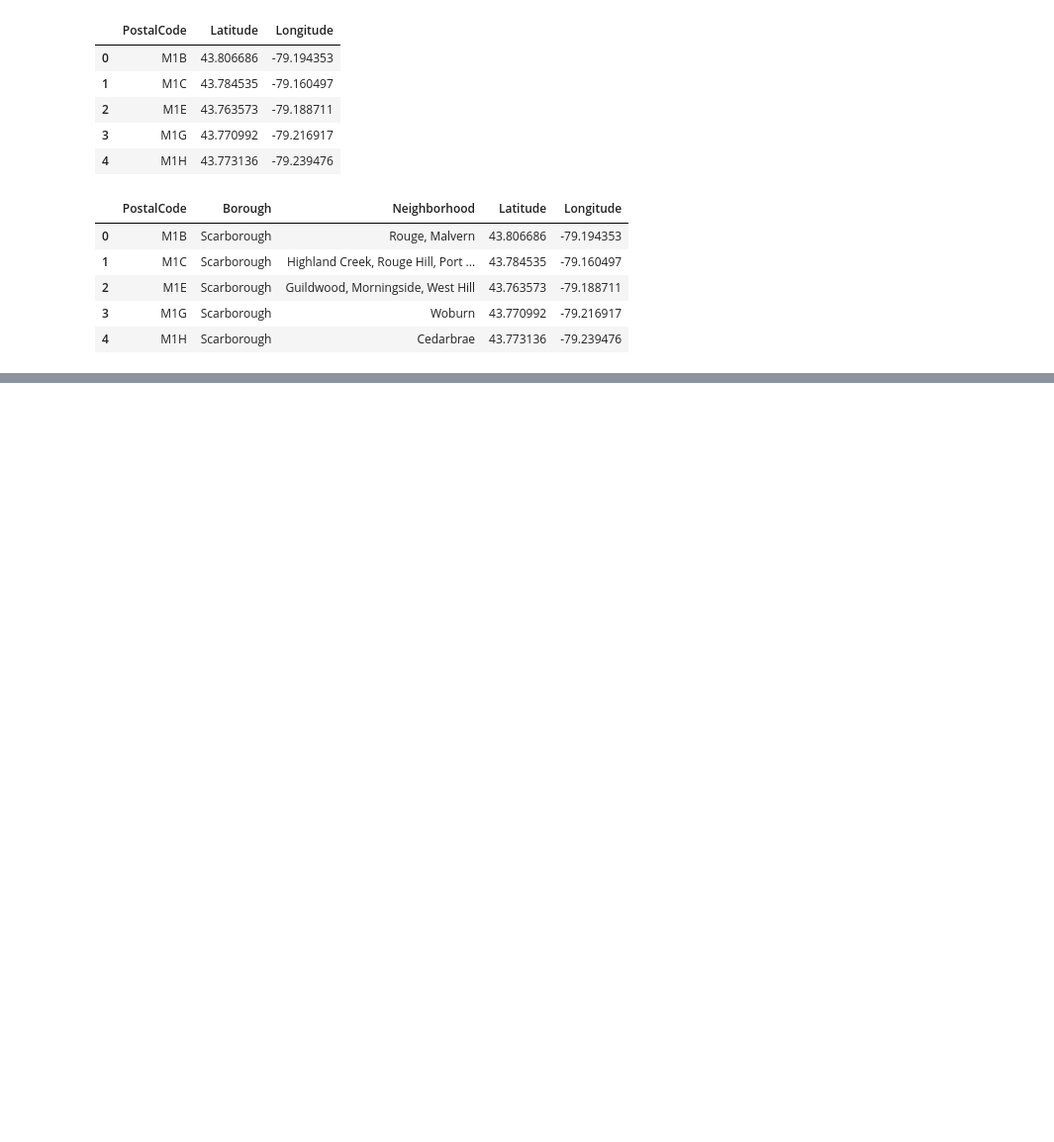
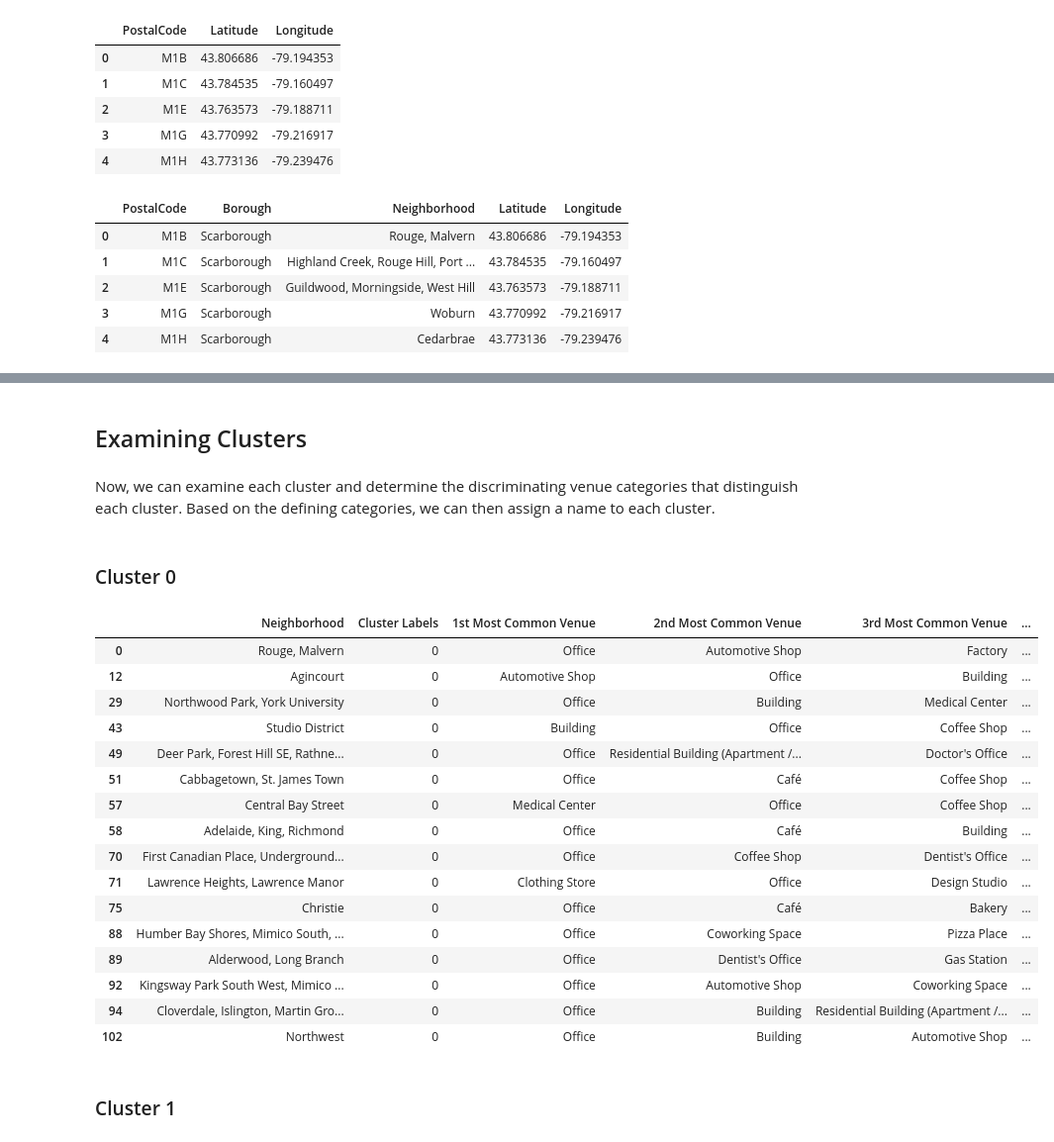
Before and after one commit to Haris-Ignatiadis/IBM-Data-Science-Capstone, a Jupyter notebook: Toronto Neighborhood Analysis.ipynb, the cells around one changed output, grey strips where cells are left out. Shown: that part at 99% size. Drawn from its saved outputs; the diff is of its cells as text; code cells hidden in the pictures; blank space fills up the shorter version.

```diff
--- a/Toronto Neighborhood Analysis.ipynb
+++ b/Toronto Neighborhood Analysis.ipynb
@@ -191,0 +583,10 @@ toronto_df.head()
+# %%
+# add clustering labels
+nbr_venues_sorted_df.insert(0, 'Cluster Labels', kmeans.labels_)
+# %%
+toronto_nbr_df = toronto_df
+
+# merge toronto_grouped with toronto_data to add latitude/longitude for each neighborhood
+toronto_nbr_df = toronto_nbr_df.join(nbr_venues_sorted_df.set_index('Neighborhood'), on='Neighborhood')
+
+toronto_nbr_df.head()
@@ -191,0 +628,28 @@ toronto_df.head()
+# %% [markdown]
+## Examining Clusters
+# %% [markdown]
+Now, we can examine each cluster and determine the discriminating venue categories that distinguish each cluster. Based on the defining categories, we can then assign a name to each cluster.
+# %% [markdown]
+### Cluster 0
+# %%
+toronto_nbr_df.loc[toronto_nbr_df['Cluster Labels'] == 0, toronto_nbr_df.columns[[2] + list(range(5, toronto_nbr_df.shape[1]))]]
+# %% [output]
+|  | Neighborhood | Cluster Labels | 1st Most Common Venue | 2nd Most Common Venue | 3rd Most Common Venue | ... |
+| 0 | Rouge, Malvern | 0 | Office | Automotive Shop | Factory | ... |
+| 12 | Agincourt | 0 | Automotive Shop | Office | Building | ... |
+| 29 | Northwood Park, York University | 0 | Office | Building | Medical Center | ... |
+| 43 | Studio District | 0 | Building | Office | Coffee Shop | ... |
+| 49 | Deer Park, Forest Hill SE, Rathne... | 0 | Office | Residential Building (Apartment /... | Doctor's Office | ... |
+| 51 | Cabbagetown, St. James Town | 0 | Office | Café | Coffee Shop | ... |
+| 57 | Central Bay Street | 0 | Medical Center | Office | Coffee Shop | ... |
+| 58 | Adelaide, King, Richmond | 0 | Office | Café | Building | ... |
+| 70 | First Canadian Place, Underground... | 0 | Office | Coffee Shop | Dentist's Office | ... |
+| 71 | Lawrence Heights, Lawrence Manor | 0 | Clothing Store | Office | Design Studio | ... |
+| 75 | Christie | 0 | Office | Café | Bakery | ... |
+| 88 | Humber Bay Shores, Mimico South, ... | 0 | Office | Coworking Space | Pizza Place | ... |
+| 89 | Alderwood, Long Branch | 0 | Office | Dentist's Office | Gas Station | ... |
+| 92 | Kingsway Park South West, Mimico ... | 0 | Office | Automotive Shop | Coworking Space | ... |
+| 94 | Cloverdale, Islington, Martin Gro... | 0 | Office | Building | Residential Building (Apartment /... | ... |
+| 102 | Northwest | 0 | Office | Building | Automotive Shop | ... |
+# %% [markdown]
+### Cluster 1
```
Also changed, not shown: parts of 82 cells of this notebook, 2 other files.
